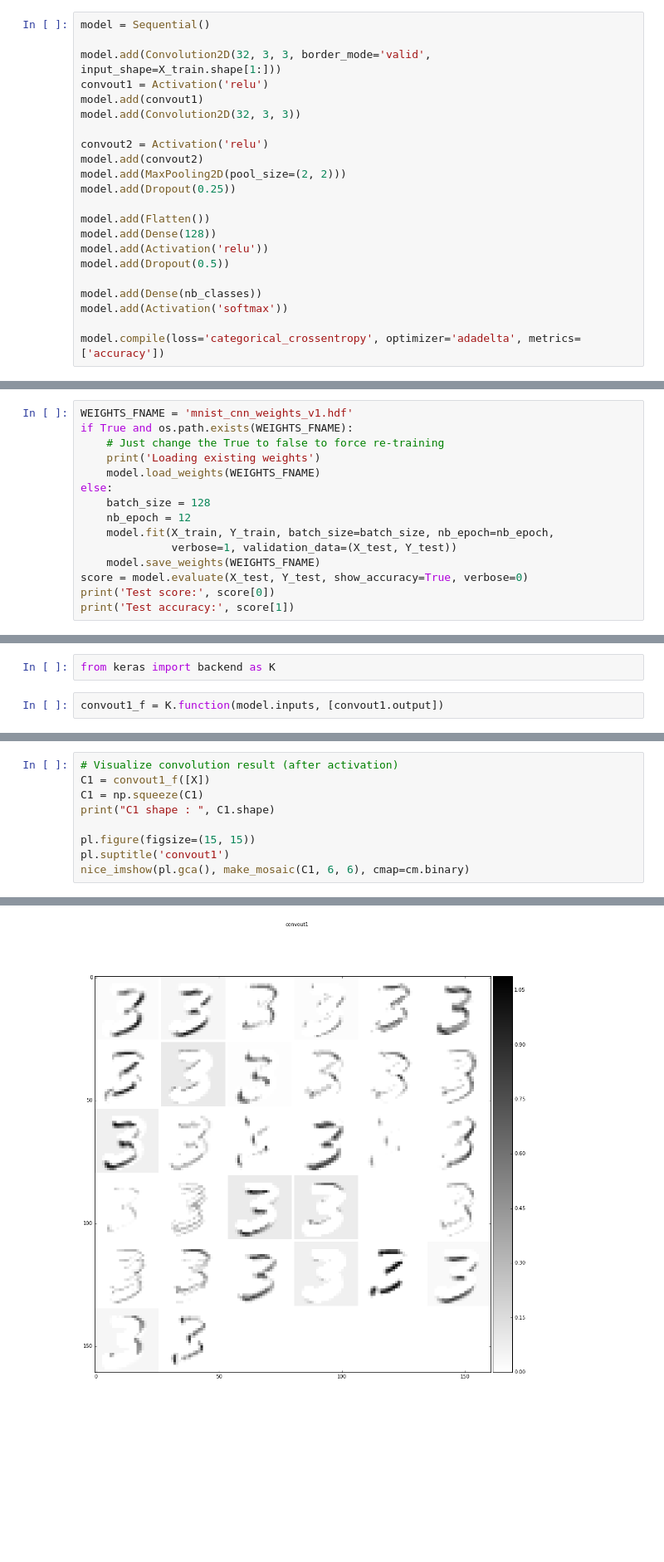
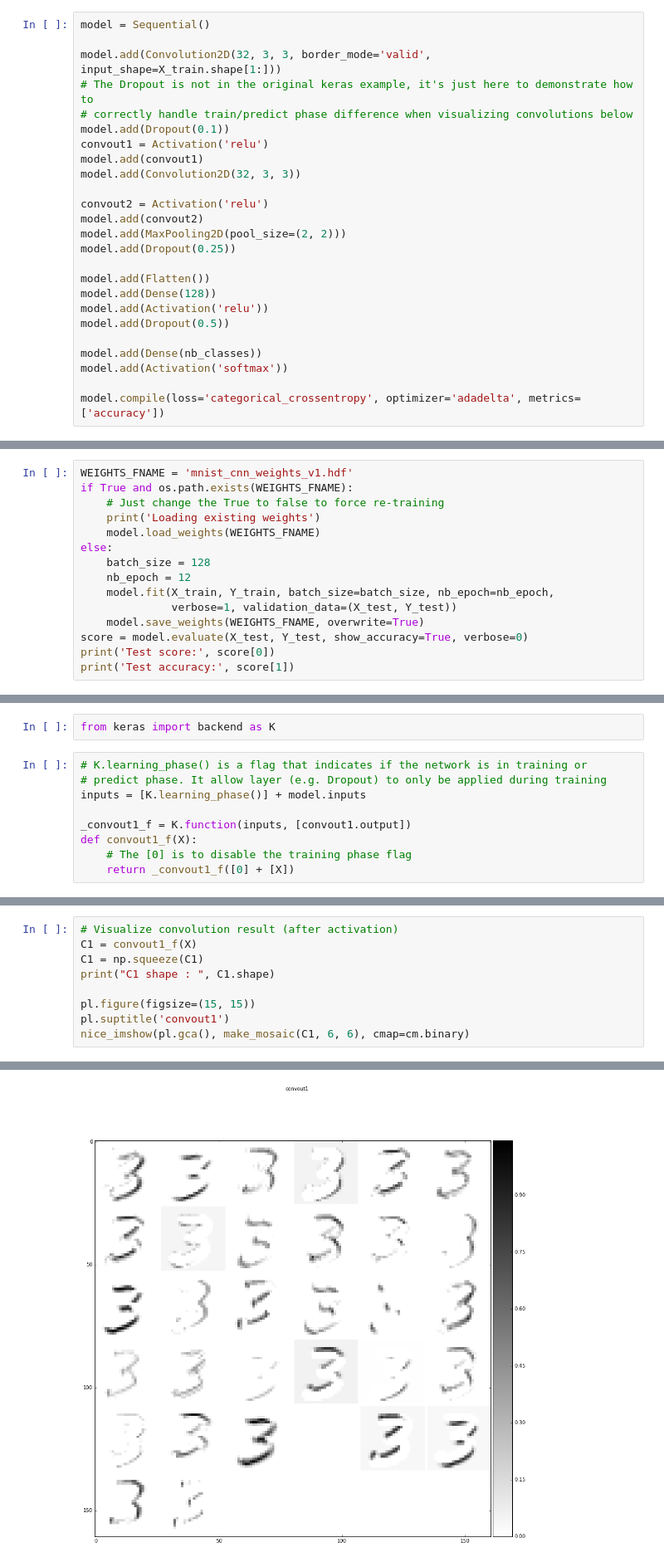
Before and after one commit to julienr/ipynb_playground, a Jupyter notebook: keras/convmnist/keras_cnn_mnist_v1.ipynb, the cells around one changed output, grey strips where cells are left out. Shown at 83% size. Cells and saved outputs as stored; diff of their text form; blank space fills up the shorter version.

Commit message:
Correctly handle dropout layers in keras_cnn_mnist_v1

```diff
--- a/keras/convmnist/keras_cnn_mnist_v1.ipynb
+++ b/keras/convmnist/keras_cnn_mnist_v1.ipynb
@@ -86,6 +86,9 @@ label :  [ 0.  0.  0.  0.  0.  1.  0.  0.  0.  0.]
 model = Sequential()
 
 model.add(Convolution2D(32, 3, 3, border_mode='valid', input_shape=X_train.shape[1:]))
+# The Dropout is not in the original keras example, it's just here to demonstrate how to
+# correctly handle train/predict phase difference when visualizing convolutions below
+model.add(Dropout(0.1))
 convout1 = Activation('relu')
 model.add(convout1)
 model.add(Convolution2D(32, 3, 3))
@@ -120,7 +123,7 @@ else:
     nb_epoch = 12
     model.fit(X_train, Y_train, batch_size=batch_size, nb_epoch=nb_epoch,
               verbose=1, validation_data=(X_test, Y_test))
-    model.save_weights(WEIGHTS_FNAME)
+    model.save_weights(WEIGHTS_FNAME, overwrite=True)
 score = model.evaluate(X_test, Y_test, show_accuracy=True, verbose=0)
 print('Test score:', score[0])
 print('Test accuracy:', score[1])
@@ -184,8 +187,15 @@ avg / total       0.99      0.99      0.99     10000
 ## Convolution visualizations
 # %%
 from keras import backend as K
-# %%
-convout1_f = K.function(model.inputs, [convout1.output])
+# %%
+# K.learning_phase() is a flag that indicates if the network is in training or
+# predict phase. It allow layer (e.g. Dropout) to only be applied during training
+inputs = [K.learning_phase()] + model.inputs
+
+_convout1_f = K.function(inputs, [convout1.output])
+def convout1_f(X):
+    # The [0] is to disable the training phase flag
+    return _convout1_f([0] + [X])
 # %%
 # utility functions
 from mpl_toolkits.axes_grid1 import make_axes_locatable
@@ -253,12 +263,12 @@ W shape :  (32, 3, 3)
 # %%
 # Visualize convolution result (after activation)
-C1 = convout1_f([X])
+C1 = convout1_f(X)
 C1 = np.squeeze(C1)
 print("C1 shape : ", C1.shape)
 
 pl.figure(figsize=(15, 15))
 pl.suptitle('convout1')
 nice_imshow(pl.gca(), make_mosaic(C1, 6, 6), cmap=cm.binary)
 # %% [output]
 C1 shape :  (32, 26, 26)
-[figure, old version]
+[figure, new version]
```
Also changed, not shown: parts of 3 cells of this notebook.
